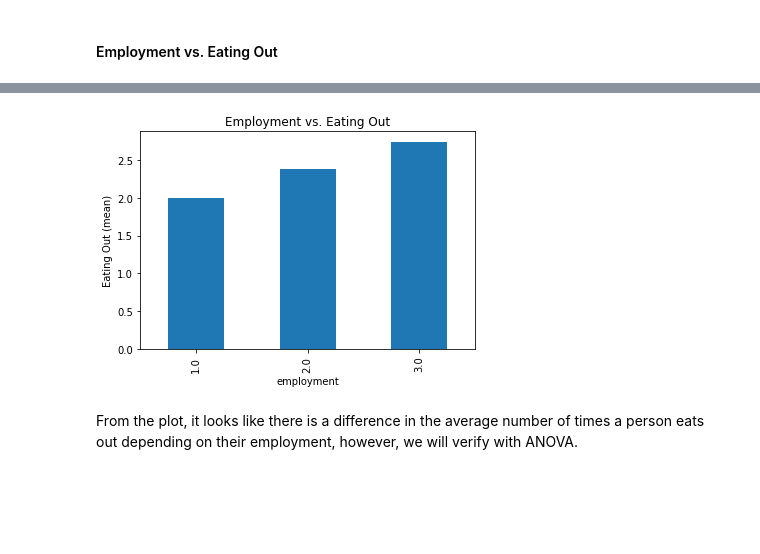
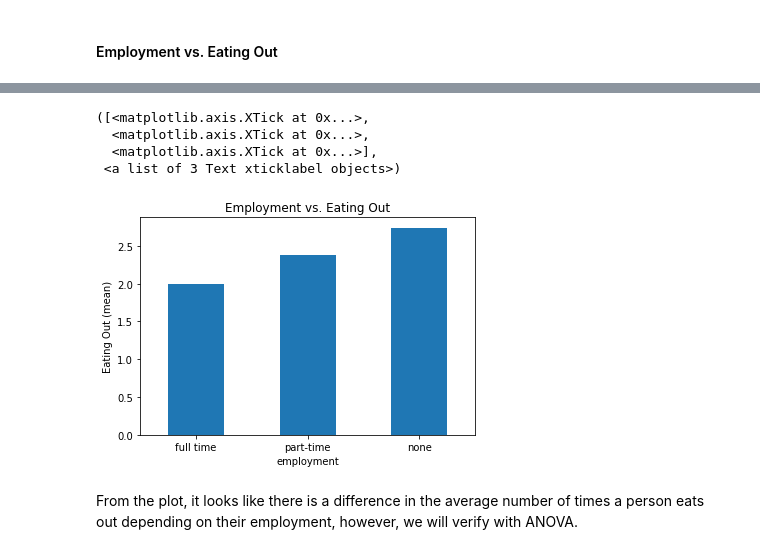
Before and after one commit to tiffanyhsu001/Stats131_FinalProject, a Jupyter notebook: Full_Report.ipynb, the cells around one changed output, grey strips where cells are left out. Saved outputs shown, nothing was run; the diff lists cells and outputs as text; code cells hidden in the pictures; blank space fills up the shorter version.

```diff
--- a/Full_Report.ipynb
+++ b/Full_Report.ipynb
@@ -830,7 +838,12 @@ def plotting(plot, title, xlabel, ylabel):
 # %%
 plotting(df2.groupby('employment').mean()['eating_out'], 'Employment vs. Eating Out', 'employment', 'Eating Out (mean)')
+plt.xticks(ticks = [0,1,2], labels = ['full time', 'part-time', 'none'], rotation = 'horizontal' )
 # %% [output]
+([<matplotlib.axis.XTick at 0x...>,
+  <matplotlib.axis.XTick at 0x...>,
+  <matplotlib.axis.XTick at 0x...>],
+ <a list of 3 Text xticklabel objects>)
-[figure, old version]
+[figure, new version]
 # %% [markdown]
 From the plot, it looks like there is a difference in the average number of times a person eats out depending on their employment, however, we will verify with ANOVA.
 # %%
```
Also changed, not shown: parts of 17 cells of this notebook, 1 other file.
